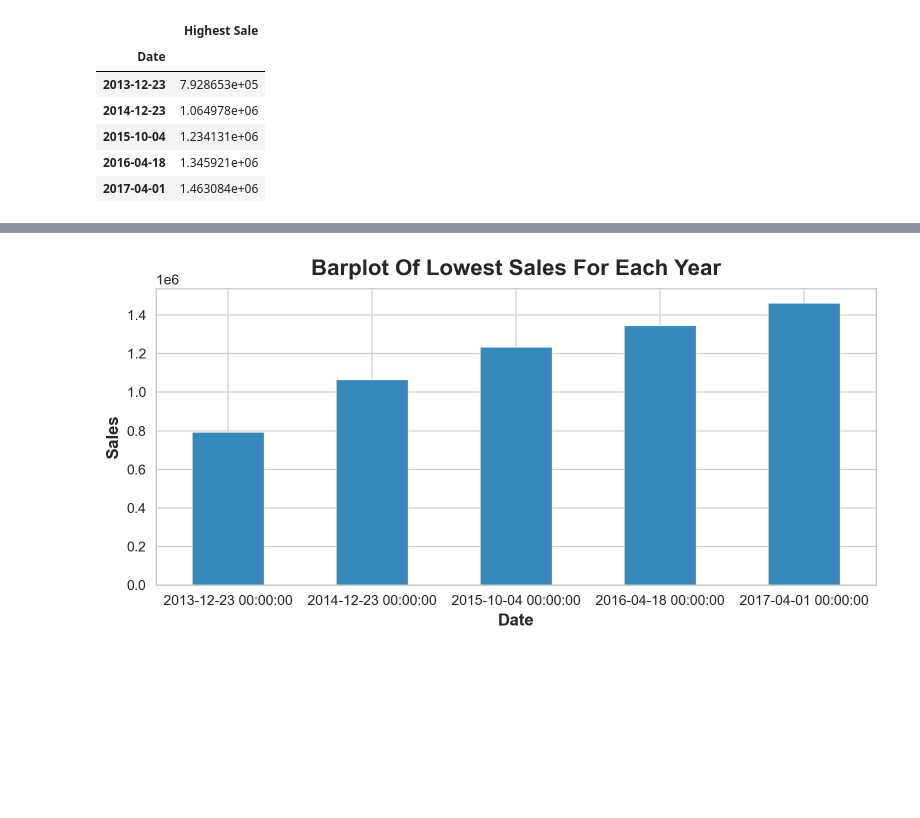
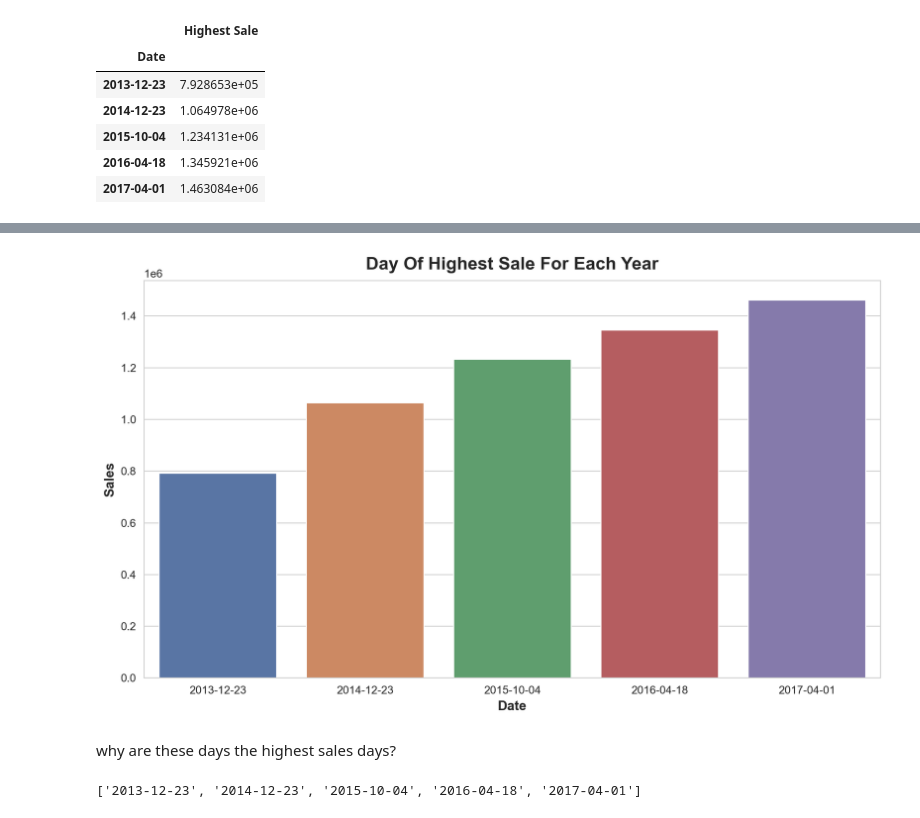
Before and after one commit to modelMaestroSolo/Store-Sales-Time-Series-Forecasting, a Jupyter notebook: notebooks/1.1-sy-Indept-EDA.ipynb, the cells around one changed output, grey strips where cells are left out. Cells and saved outputs as stored; diff of their text form; code cells hidden in the pictures; blank space fills up the shorter version.

```diff
--- a/notebooks/1.1-sy-Indept-EDA.ipynb
+++ b/notebooks/1.1-sy-Indept-EDA.ipynb
@@ -414,7 +450,21 @@ plt.ylabel("Sales");
-# %%
-highest_sale_df.plot( kind="bar", color="C1", figsize=(8, 4), legend=False)
-plt.xticks(rotation=0)
-plt.title("Barplot of lowest sales for each year".title())
-plt.ylabel("Sales");
-# %% [output]
-[figure, removed]
+# %%
+fig, ax = plt.subplots(figsize=(10, 6))
+
+ax = sns.barplot(
+    x="Date",
+    y="Highest Sale",
+    data=highest_sale_df.reset_index(),
+    hue="Date", palette="deep" , legend=False
+    )
+
+ax.set(title="Day of Highest sale for each year".title(), ylabel="Sales")
+plt.savefig("../reports/figures/highest_sale_dates.png");
+# %% [output]
+[figure, added]
+# %% [markdown]
+why are these days the highest sales days?
+# %%
+highest_sale_dates = [str(day) for day in highest_sale_df.index.date]
+highest_sale_dates
+# %% [output]
+['2013-12-23', '2014-12-23', '2015-10-04', '2016-04-18', '2017-04-01']
```
Also changed, not shown: parts of 20 cells of this notebook, 4 other files.
